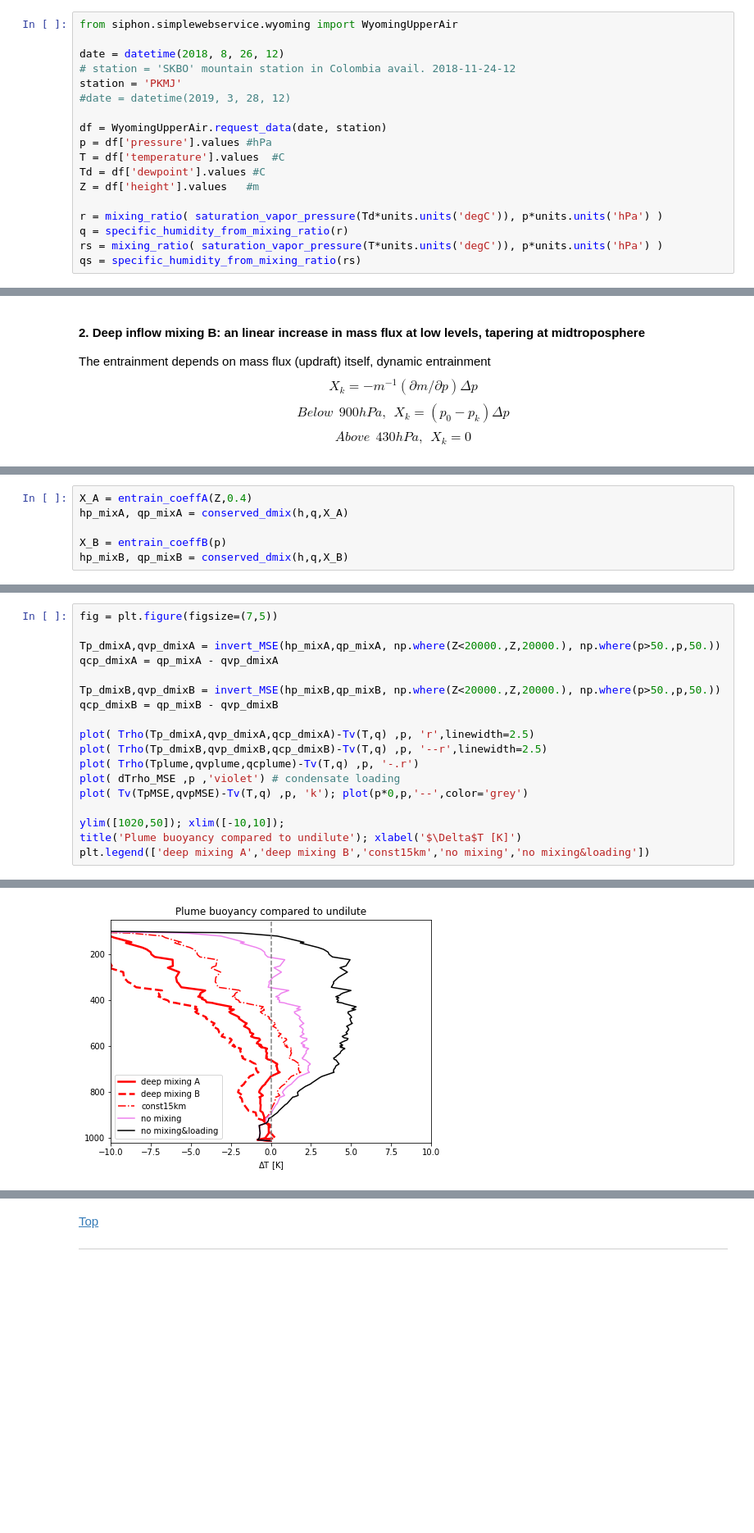
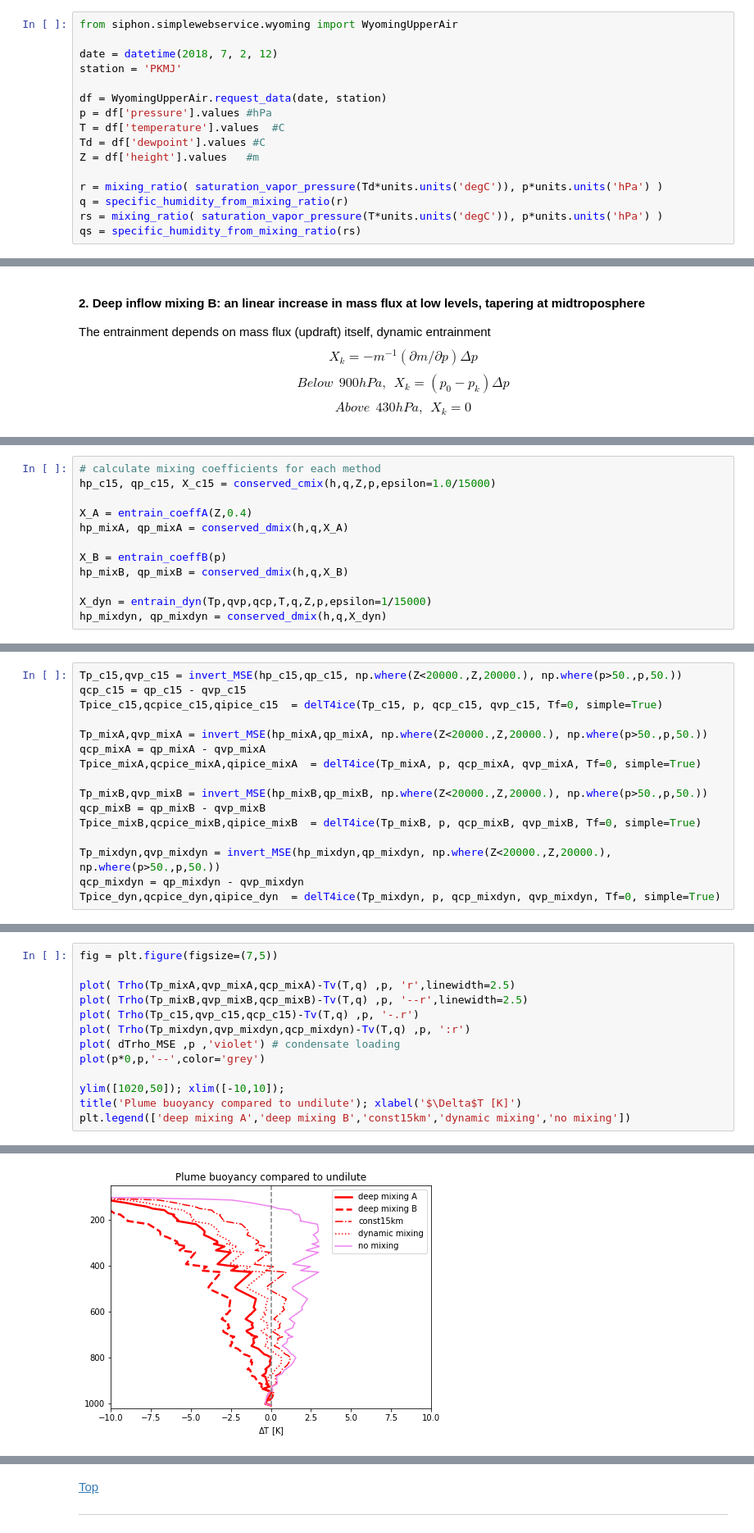
Before and after one commit to weiming9115/ATM663_convection_meso, a Jupyter notebook: Resources/Notebooks/Real_Parcel_Buoyancy_weiming.ipynb, the cells around one changed output, grey strips where cells are left out. Shown at 82% size. Saved outputs shown, nothing was run; the diff lists cells and outputs as text; blank space fills up the shorter version.

```diff
--- a/Resources/Notebooks/Real_Parcel_Buoyancy_weiming.ipynb
+++ b/Resources/Notebooks/Real_Parcel_Buoyancy_weiming.ipynb
@@ -54,10 +114,8 @@ warnings.filterwarnings('ignore')
 # %%
 from siphon.simplewebservice.wyoming import WyomingUpperAir
 
-date = datetime(2018, 8, 26, 12)
-# station = 'SKBO' mountain station in Colombia avail. 2018-11-24-12
+date = datetime(2018, 7, 2, 12)
 station = 'PKMJ'
-#date = datetime(2019, 3, 28, 12)
 
 df = WyomingUpperAir.request_data(date, station)
 p = df['pressure'].values #hPa
@@ -700,6 +767,12 @@ def conserved_dmix(s,q,X):
 # %%
+# calculate mixing coefficients for each method
+hp_c15, qp_c15, X_c15 = conserved_cmix(h,q,Z,p,epsilon=1.0/15000)
+
 X_A = entrain_coeffA(Z,0.4)
 hp_mixA, qp_mixA = conserved_dmix(h,q,X_A)
 
 X_B = entrain_coeffB(p)
 hp_mixB, qp_mixB = conserved_dmix(h,q,X_B)
+
+X_dyn = entrain_dyn(Tp,qvp,qcp,T,q,Z,p,epsilon=1/15000)
+hp_mixdyn, qp_mixdyn = conserved_dmix(h,q,X_dyn)
@@ -725,0 +816,16 @@ ylim([1020,100]);
+# %%
+Tp_c15,qvp_c15 = invert_MSE(hp_c15,qp_c15, np.where(Z<20000.,Z,20000.), np.where(p>50.,p,50.))
+qcp_c15 = qp_c15 - qvp_c15
+Tpice_c15,qcpice_c15,qipice_c15  = delT4ice(Tp_c15, p, qcp_c15, qvp_c15, Tf=0, simple=True)
+
+Tp_mixA,qvp_mixA = invert_MSE(hp_mixA,qp_mixA, np.where(Z<20000.,Z,20000.), np.where(p>50.,p,50.))
+qcp_mixA = qp_mixA - qvp_mixA
+Tpice_mixA,qcpice_mixA,qipice_mixA  = delT4ice(Tp_mixA, p, qcp_mixA, qvp_mixA, Tf=0, simple=True)
+
+Tp_mixB,qvp_mixB = invert_MSE(hp_mixB,qp_mixB, np.where(Z<20000.,Z,20000.), np.where(p>50.,p,50.))
+qcp_mixB = qp_mixB - qvp_mixB
+Tpice_mixB,qcpice_mixB,qipice_mixB  = delT4ice(Tp_mixB, p, qcp_mixB, qvp_mixB, Tf=0, simple=True)
+
+Tp_mixdyn,qvp_mixdyn = invert_MSE(hp_mixdyn,qp_mixdyn, np.where(Z<20000.,Z,20000.), np.where(p>50.,p,50.))
+qcp_mixdyn = qp_mixdyn - qvp_mixdyn
+Tpice_dyn,qcpice_dyn,qipice_dyn  = delT4ice(Tp_mixdyn, p, qcp_mixdyn, qvp_mixdyn, Tf=0, simple=True)
@@ -726,19 +837,14 @@ ylim([1020,100]);
 # %%
 fig = plt.figure(figsize=(7,5))
 
-Tp_dmixA,qvp_dmixA = invert_MSE(hp_mixA,qp_mixA, np.where(Z<20000.,Z,20000.), np.where(p>50.,p,50.))
-qcp_dmixA = qp_mixA - qvp_dmixA
-
-Tp_dmixB,qvp_dmixB = invert_MSE(hp_mixB,qp_mixB, np.where(Z<20000.,Z,20000.), np.where(p>50.,p,50.))
-qcp_dmixB = qp_mixB - qvp_dmixB
-
-plot( Trho(Tp_dmixA,qvp_dmixA,qcp_dmixA)-Tv(T,q) ,p, 'r',linewidth=2.5)
-plot( Trho(Tp_dmixB,qvp_dmixB,qcp_dmixB)-Tv(T,q) ,p, '--r',linewidth=2.5)
-plot( Trho(Tplume,qvplume,qcplume)-Tv(T,q) ,p, '-.r')
+plot( Trho(Tp_mixA,qvp_mixA,qcp_mixA)-Tv(T,q) ,p, 'r',linewidth=2.5)
+plot( Trho(Tp_mixB,qvp_mixB,qcp_mixB)-Tv(T,q) ,p, '--r',linewidth=2.5)
+plot( Trho(Tp_c15,qvp_c15,qcp_c15)-Tv(T,q) ,p, '-.r')
+plot( Trho(Tp_mixdyn,qvp_mixdyn,qcp_mixdyn)-Tv(T,q) ,p, ':r')
 plot( dTrho_MSE ,p ,'violet') # condensate loading
-plot( Tv(TpMSE,qvpMSE)-Tv(T,q) ,p, 'k'); plot(p*0,p,'--',color='grey')
+plot(p*0,p,'--',color='grey')
 
 ylim([1020,50]); xlim([-10,10]);
 title('Plume buoyancy compared to undilute'); xlabel('$\Delta$T [K]')
-plt.legend(['deep mixing A','deep mixing B','const15km','no mixing','no mixing&loading'])
+plt.legend(['deep mixing A','deep mixing B','const15km','dynamic mixing','no mixing'])
 # %% [output]
@@ -748 +852 @@ MSE invert not converging
-[figure, old version]
+[figure, new version]
```
Also changed, not shown: parts of 37 cells of this notebook, 4 other files.
